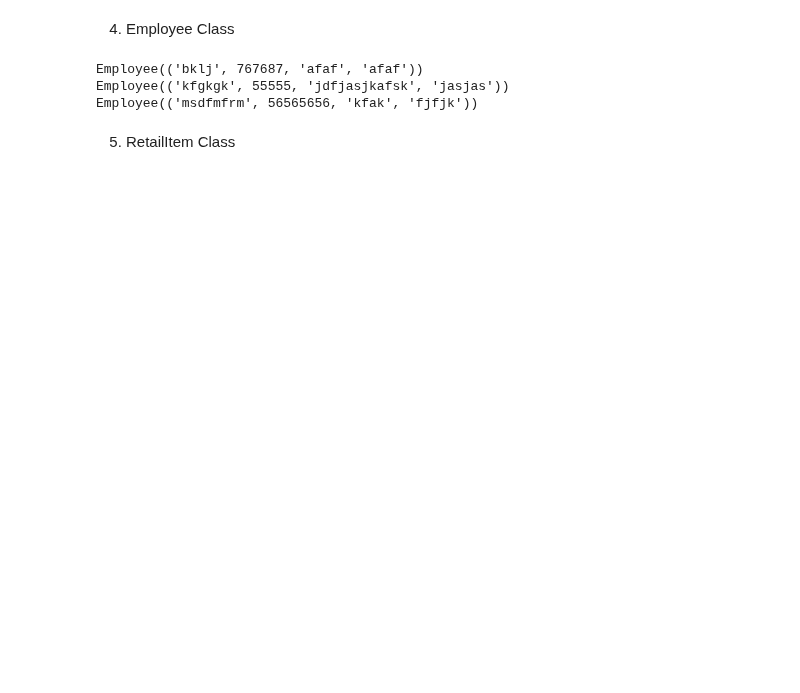
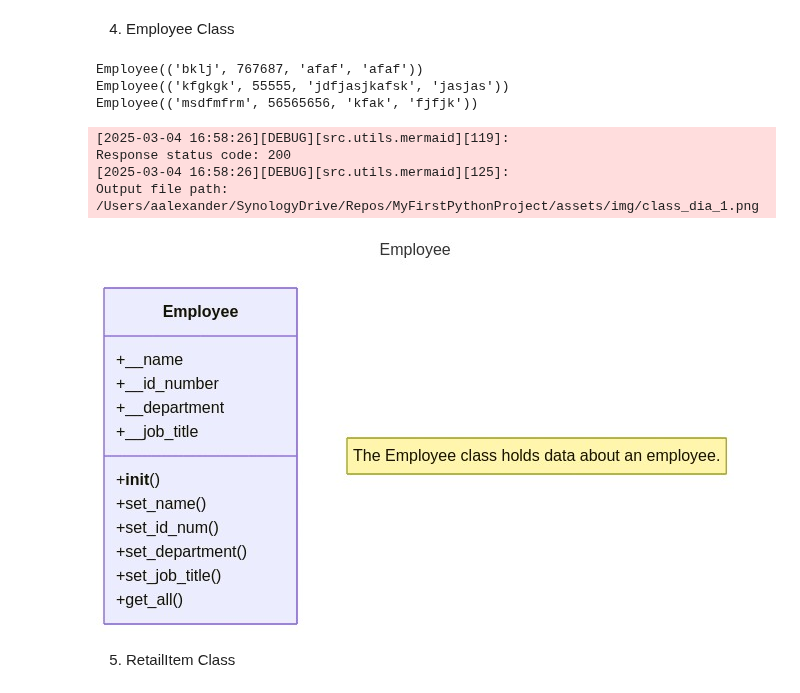
Before and after one commit to Alena-Alexander/My-First-Python-Project, a Jupyter notebook: Notebooks/ChaptersSOWPv4/chapter10.ipynb, the cells around one changed output. Cells and saved outputs as stored; diff of their text form; code cells hidden in the pictures; blank space fills up the shorter version.

```diff
--- a/Notebooks/ChaptersSOWPv4/chapter10.ipynb
+++ b/Notebooks/ChaptersSOWPv4/chapter10.ipynb
@@ -1405,7 +1508,7 @@ class Employee:
         self.__name = name
         self.__id_number = id_number
         self.__department = department
-        self.___job_title = job_title
+        self.__job_title = job_title
 
     def set_name(self, name: str):
         """
@@ -1441,7 +1544,7 @@ class Employee:
         :param job_title: An employee's job title.
         :return: None
         """
-        self.___job_title = job_title
+        self.__job_title = job_title
 
     def get_all(self):
         """
@@ -1465,6 +1568,41 @@ for n in range(0, 3):
 Employee(('bklj', 767687, 'afaf', 'afaf'))
 Employee(('kfgkgk', 55555, 'jdfjasjkafsk', 'jasjas'))
 Employee(('msdfmfrm', 56565656, 'kfak', 'fjfjk'))
+# %%
+from src.utils.mermaid import mm_save_as_png, display_image_from_file
+
+mermaid_diagram_6 = """---
+title: Employee
+---
+classDiagram
+note "The Employee class holds data about an employee."
+class Employee
+Employee : +__name
+Employee : +__id_number
+Employee : +__department
+Employee : +__job_title
+Employee : +__init__()
+Employee : +set_name()
+Employee : +set_id_num()
+Employee : +set_department()
+Employee : +set_job_title()
+Employee : +get_all()
+"""
+
+# Save the mermaid diagram
+filepath = mm_save_as_png(
+    mermaid_diagram_6, "../../assets/img/class_dia_1.png"
+)
+
+# Get the mermaid diagram from a file
+display_image_from_file('../../assets/img/class_dia_1.png')
+# %% [output]
+[2025-03-04 16:58:26][DEBUG][src.utils.mermaid][119]:
+Response status code: 200
+[2025-03-04 16:58:26][DEBUG][src.utils.mermaid][125]:
+Output file path:
+/Users/aalexander/SynologyDrive/Repos/MyFirstPythonProject/assets/img/class_dia_1.png
+[figure, added]
 # %% [markdown]
 5. RetailItem Class
 # %%
```
Also changed, not shown: parts of 6 cells of this notebook, 1 other file.
